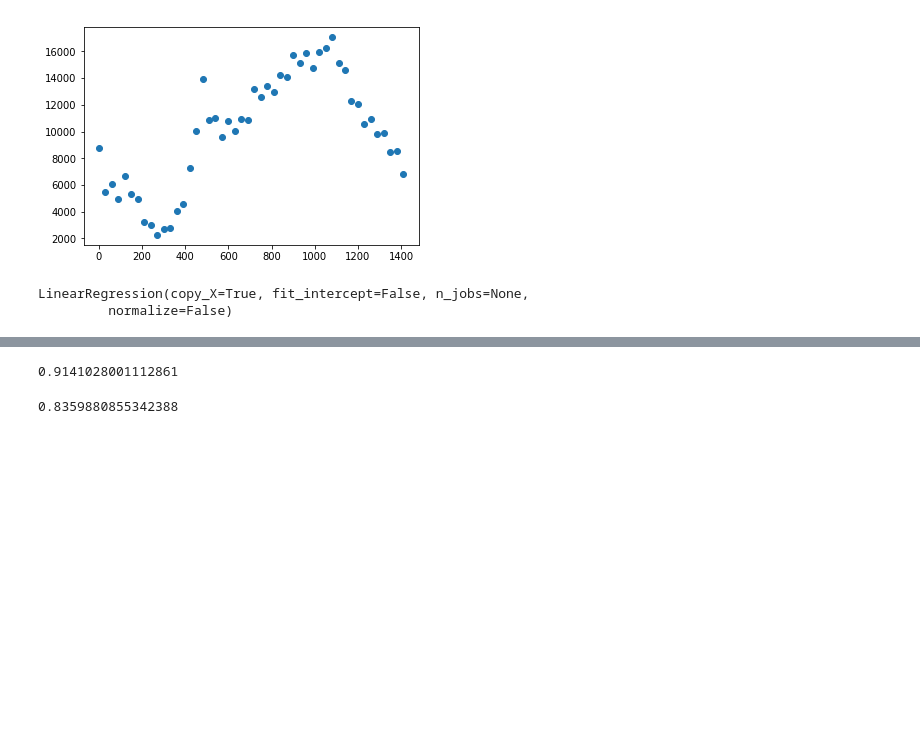
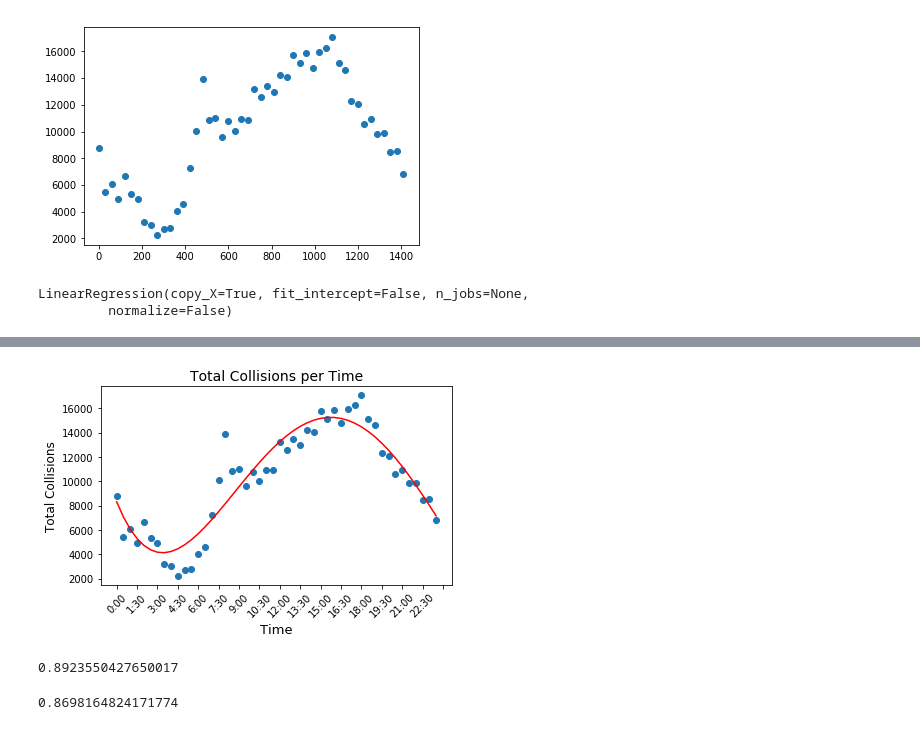
Before and after one commit to Fali1995/Final_Project, a Jupyter notebook: Fawad ML.ipynb, the cells around one changed output, grey strips where cells are left out. Drawn from its saved outputs; the diff is of its cells as text; code cells hidden in the pictures; blank space fills up the shorter version.

Commit message:
Added charts

```diff
--- a/Fawad ML.ipynb
+++ b/Fawad ML.ipynb
@@ -40,4 +40,4 @@ times = df["Time Occurred"].map(round_30_min)
 # %%
 plot_values = times.value_counts()
 # %%
-plot_values
+plot_values = plot_values.sort_index()
@@ -94,3 +71,0 @@ X_sort = X_sort.reshape(-1,1)
-# %%
-plt.scatter(X, y)
-plt.plot(X_sort, model.predict(poly.fit_transform(X_sort)), color="red")
@@ -99,0 +72,5 @@ plt.plot(X_sort, model.predict(poly.fit_transform(X_sort)), color="red")
+# %%
+times = []
+for hour in range(24):
+    for minute in ["00","30"]:
+        times.append(str(hour) + ":" + minute)
@@ -100,8 +90,19 @@ plt.plot(X_sort, model.predict(poly.fit_transform(X_sort)), color="red")
+# %%
+plt.scatter(times, y)
+plt.title("Total Collisions per Time", fontsize = 14)
+plt.xlabel("Time", fontsize=13)
+plt.ylabel("Total Collisions", fontsize = 12)
+plt.plot(times, model.predict(poly.fit_transform(X)), color="red")
+plt.xticks(np.arange(0, 49, 3), rotation=45)
+plt.tight_layout()
+plt.savefig("charts/Collisions_per_time.png")
+# %% [output]
+[figure, added]
 # %%
 model.score(X_test_poly, y_test)
 # %% [output]
-0.9141028001112861
+0.8923550427650017
 # %%
 model.score(X_train_poly, y_train)
 # %% [output]
-0.8359880855342388
+0.8698164824171774
```
Also changed, not shown: parts of 4 cells of this notebook, 2 other files.
